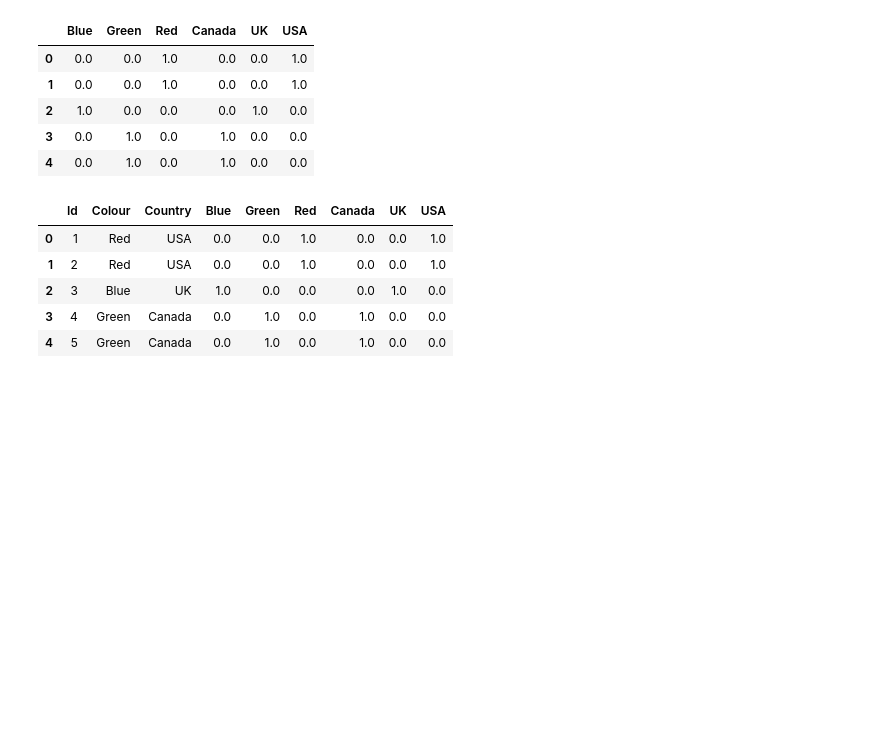
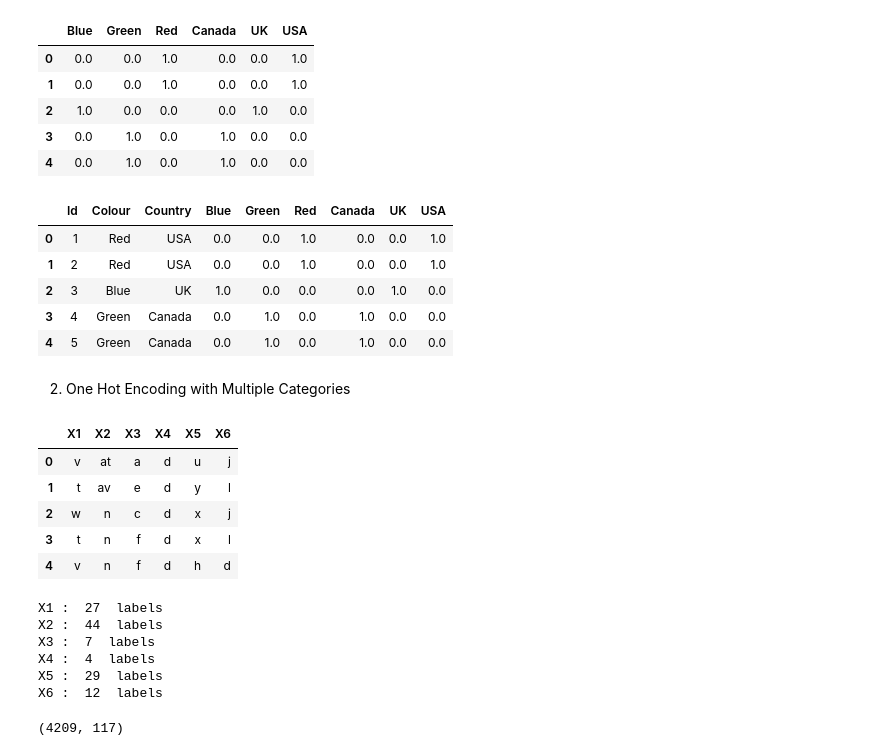
Before and after one commit to MIpaltan007/ML, a Jupyter notebook: Handle_Categorical_Variables.ipynb, the cells around one changed output. Saved outputs shown, nothing was run; the diff lists cells and outputs as text; code cells hidden in the pictures; blank space fills up the shorter version.

```diff
--- a/Handle_Categorical_Variables.ipynb
+++ b/Handle_Categorical_Variables.ipynb
@@ -137,3 +137,32 @@ df_new.head()
 | 2 | 3 | Blue | UK | 1.0 | 0.0 | 0.0 | 0.0 | 1.0 | 0.0 |
 | 3 | 4 | Green | Canada | 0.0 | 1.0 | 0.0 | 1.0 | 0.0 | 0.0 |
 | 4 | 5 | Green | Canada | 0.0 | 1.0 | 0.0 | 1.0 | 0.0 | 0.0 |
+# %% [markdown]
+2. One Hot Encoding with Multiple Categories
+# %%
+data=pd.read_csv('mercendez.csv',usecols=['X1','X2','X3','X4','X5','X6'])
+data.head()
+# %% [output]
+|  | X1 | X2 | X3 | X4 | X5 | X6 |
+| 0 | v | at | a | d | u | j |
+| 1 | t | av | e | d | y | l |
+| 2 | w | n | c | d | x | j |
+| 3 | t | n | f | d | x | l |
+| 4 | v | n | f | d | h | d |
+# %%
+# Lets have a look at how many labels each variable has -
+for cols in data.columns:
+    print(cols,': ',len(data[cols].unique()),' labels')
+# %% [output]
+X1 :  27  labels
+X2 :  44  labels
+X3 :  7  labels
+X4 :  4  labels
+X5 :  29  labels
+X6 :  12  labels
+# %%
+# How many columns we will have after one-hot encoding
+
+pd.get_dummies(data,drop_first=True).shape
+# %% [output]
+(4209, 117)
```
Also changed, not shown: parts of 3 cells of this notebook, 1 other file.
